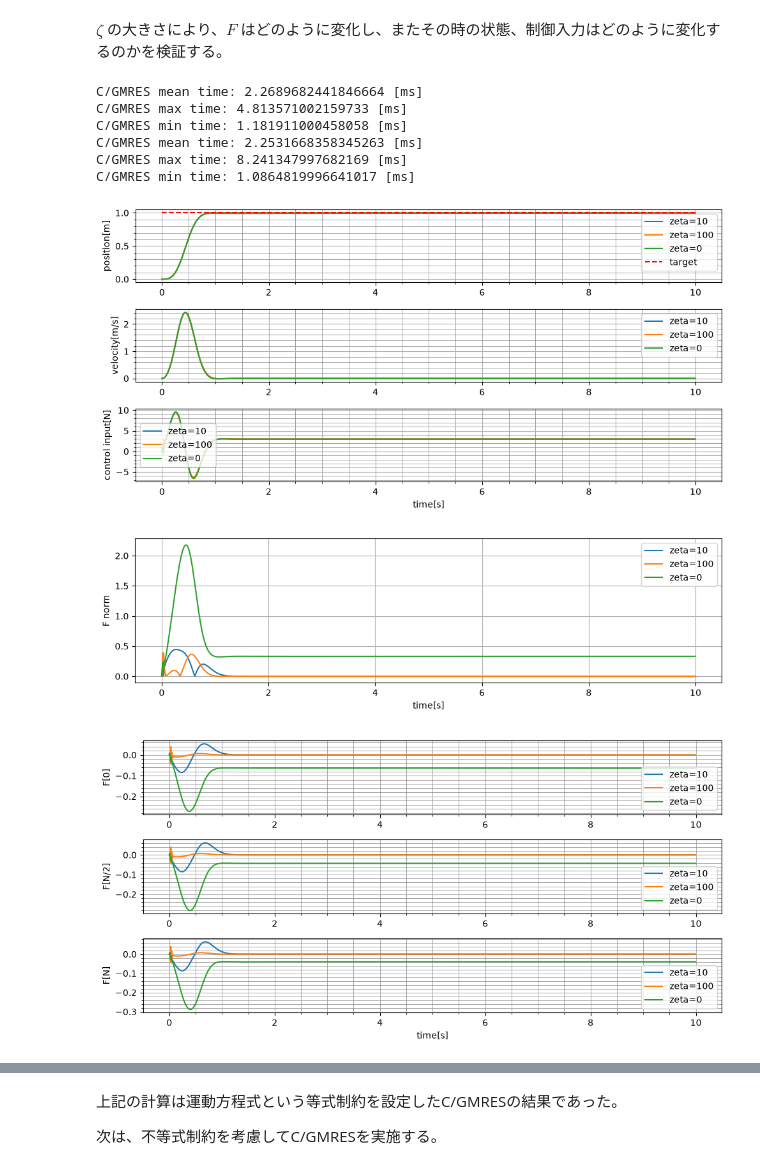
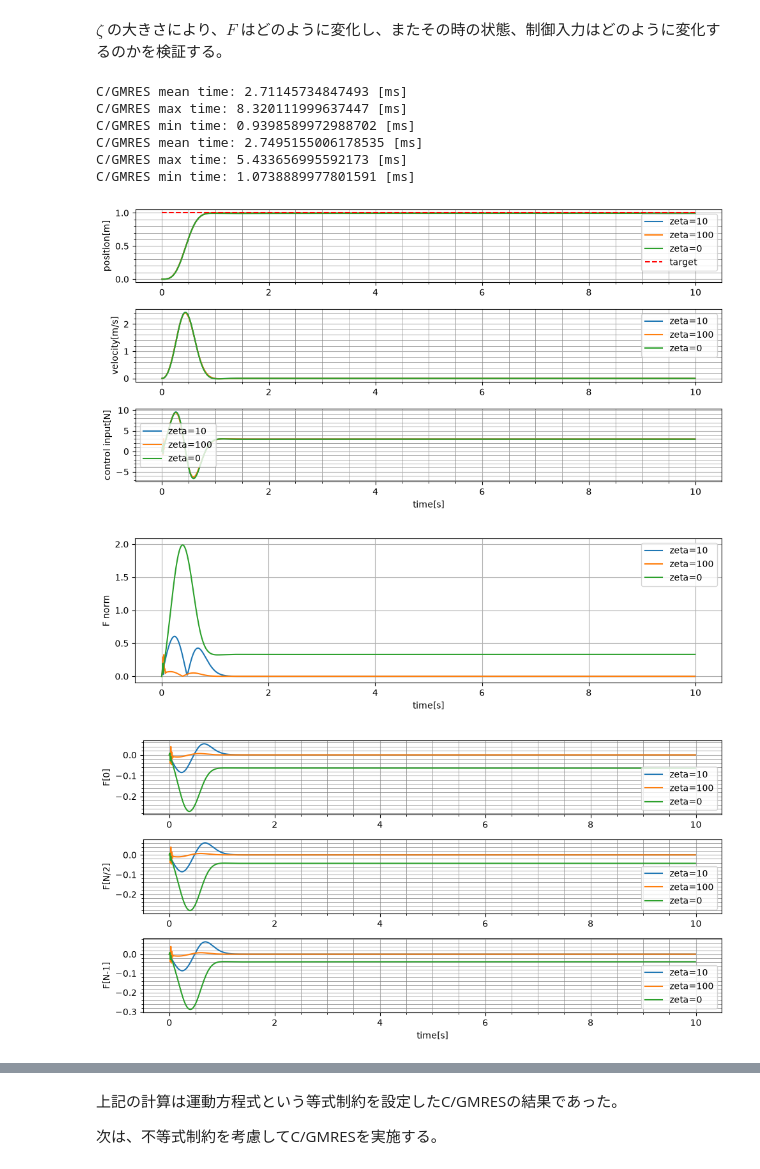
Before and after one commit to hideto008/learning_C-GMRES, a Jupyter notebook: Application/nonlinear_spring.ipynb, the cells around one changed output, grey strips where cells are left out. Drawn from its saved outputs; the diff is of its cells as text; code cells hidden in the pictures.

```diff
--- a/Application/nonlinear_spring.ipynb
+++ b/Application/nonlinear_spring.ipynb
@@ -613,7 +613,7 @@ class C_GMRES:
         raise ValueError("GMRES did not converge within the maxium number of iterations")
 
     def get_F_norm(self):
-        return np.linalg.norm(self.F1)
+        return np.linalg.norm(self.F0)
 
     def get_F0(self):
         return self.F0[0]
@@ -1018,21 +1017,21 @@ params3.qv = 1.0
 params3.r = 0.01
 params3.Tf = 3.0
 params3.eps = 1e-3
-# zetaを大きくして、停留条件を有効化した場合の挙動を確認する
+# zetaを大きくして、停留条件への追従を強くした場合の応答を確認
 params3.zeta = 100.0
 
 t3_array, x3_array, u3_array, f3_norm_array, Fs3 = calc_simulation(params3, N=1000)
 
-# zetaを0にして、停留条件を無効化した場合の挙動を確認する
+# zetaを0にして、停留条件誤差の安定化項を無効にした場合の応答を確認
 params3.zeta = 0.0
 t4_array, x4_array, u4_array, f4_norm_array, Fs4 = calc_simulation(params3, N=1000)
 # %% [output]
-C/GMRES mean time: 2.2689682441846664 [ms]
-C/GMRES max time: 4.813571002159733 [ms]
-C/GMRES min time: 1.181911000458058 [ms]
-C/GMRES mean time: 2.2531668358345263 [ms]
-C/GMRES max time: 8.241347997682169 [ms]
-C/GMRES min time: 1.0864819996641017 [ms]
+C/GMRES mean time: 2.71145734847493 [ms]
+C/GMRES max time: 8.320111999637447 [ms]
+C/GMRES min time: 0.9398589972988702 [ms]
+C/GMRES mean time: 2.7495155006178535 [ms]
+C/GMRES max time: 5.433656995592173 [ms]
+C/GMRES min time: 1.0738889977801591 [ms]
 # %%
 fig, ax = plt.subplots(3,1, figsize=(10,5))
 
@@ -1068,35 +1067,35 @@ ax.plot(t3_array, f3_norm_array, label='zeta=100')
 ax.plot(t4_array, f4_norm_array, label='zeta=0')
 ax.set_ylabel("F norm")
 ax.set_xlabel("time[s]")
 ax.legend()
 ax.grid()
 plt.tight_layout()
 plt.show()
 
 fig, ax = plt.subplots(3,1, figsize=(10,5))
 ax[0].plot(t2_array, Fs2[0], label='zeta=10')
 ax[0].plot(t3_array, Fs3[0], label='zeta=100')
 ax[0].plot(t4_array, Fs4[0], label='zeta=0')
 ax[0].set_ylabel("F[0]")
 ax[1].plot(t2_array, Fs2[1], label='zeta=10')
 ax[1].plot(t3_array, Fs3[1], label='zeta=100')
 ax[1].plot(t4_array, Fs4[1], label='zeta=0')
 ax[1].set_ylabel("F[N/2]")
 ax[2].plot(t2_array, Fs2[2], label='zeta=10')
 ax[2].plot(t3_array, Fs3[2], label='zeta=100')
 ax[2].plot(t4_array, Fs4[2], label='zeta=0')
-ax[2].set_ylabel("F[N]")
+ax[2].set_ylabel("F[N-1]")
 ax[2].set_xlabel("time[s]")
 for i in range(3):
     ax[i].grid()
     ax[i].grid(which="minor", lw=0.5, color='grey')
     ax[i].minorticks_on()
     ax[i].legend()
 plt.tight_layout()
 plt.show()
 # %% [output]
 [figure]
-[figure, old version]
+[figure, new version]
 [figure]
 # %% [markdown]
 $\zeta$はGMRESの右辺に渡す $b_k$ で以下の式の計算に用いられる。
```
Also changed, not shown: parts of 3 cells of this notebook.
